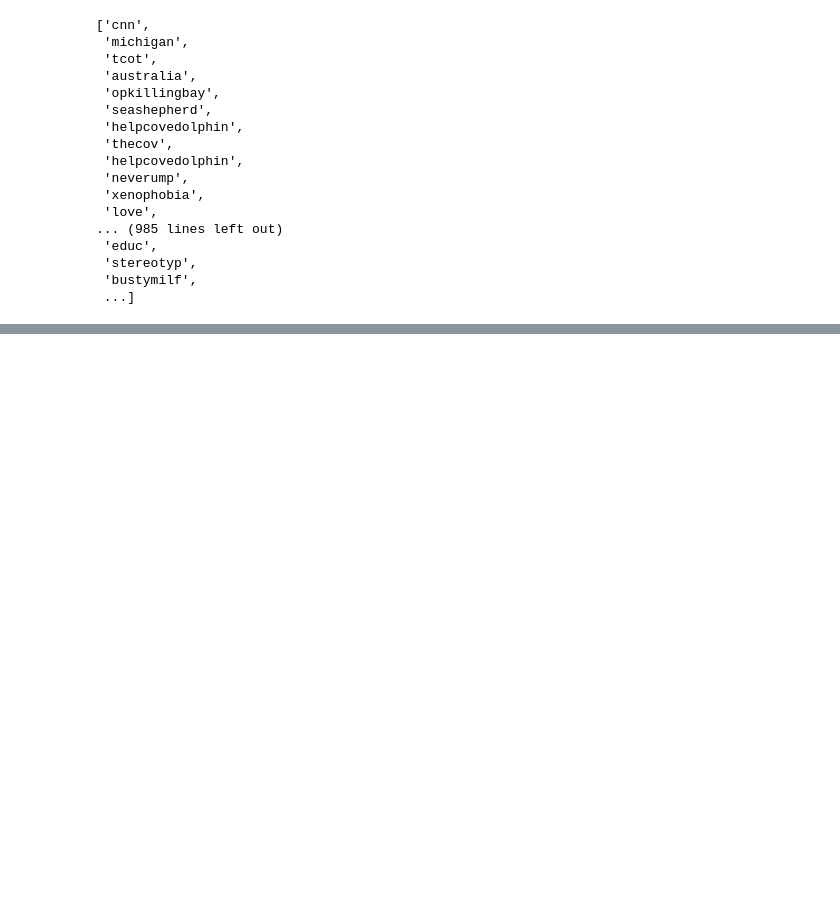
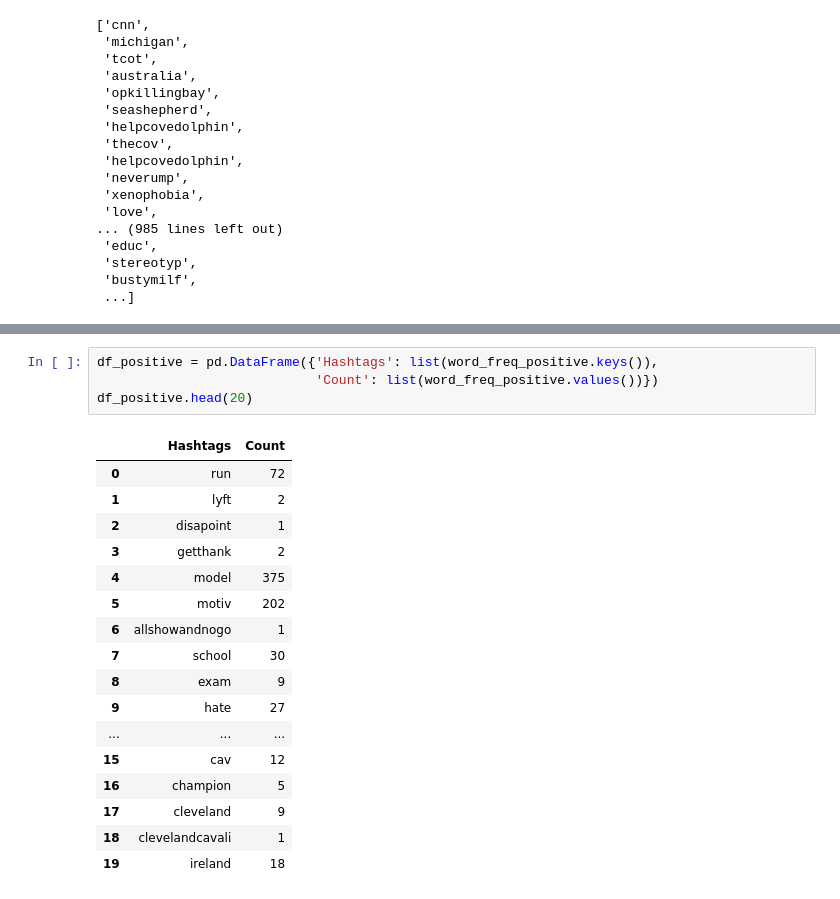
Before and after one commit to sunnylistax25/SentimentAnalysis, a Jupyter notebook: SentimentAnalysis.ipynb, the cells around one changed output, grey strips where cells are left out. Cells and saved outputs as stored; diff of their text form; blank space fills up the shorter version.

```diff
--- a/SentimentAnalysis.ipynb
+++ b/SentimentAnalysis.ipynb
@@ -341,0 +348,22 @@ ht_negative_unnest
+# %%
+df_positive = pd.DataFrame({'Hashtags': list(word_freq_positive.keys()),
+                            'Count': list(word_freq_positive.values())})
+df_positive.head(20)
+# %% [output]
+|  | Hashtags | Count |
+| 0 | run | 72 |
+| 1 | lyft | 2 |
+| 2 | disapoint | 1 |
+| 3 | getthank | 2 |
+| 4 | model | 375 |
+| 5 | motiv | 202 |
+| 6 | allshowandnogo | 1 |
+| 7 | school | 30 |
+| 8 | exam | 9 |
+| 9 | hate | 27 |
+| ... | ... | ... |
+| 15 | cav | 12 |
+| 16 | champion | 5 |
+| 17 | cleveland | 9 |
+| 18 | clevelandcavali | 1 |
+| 19 | ireland | 18 |
```
Also changed, not shown: parts of 7 cells of this notebook.
